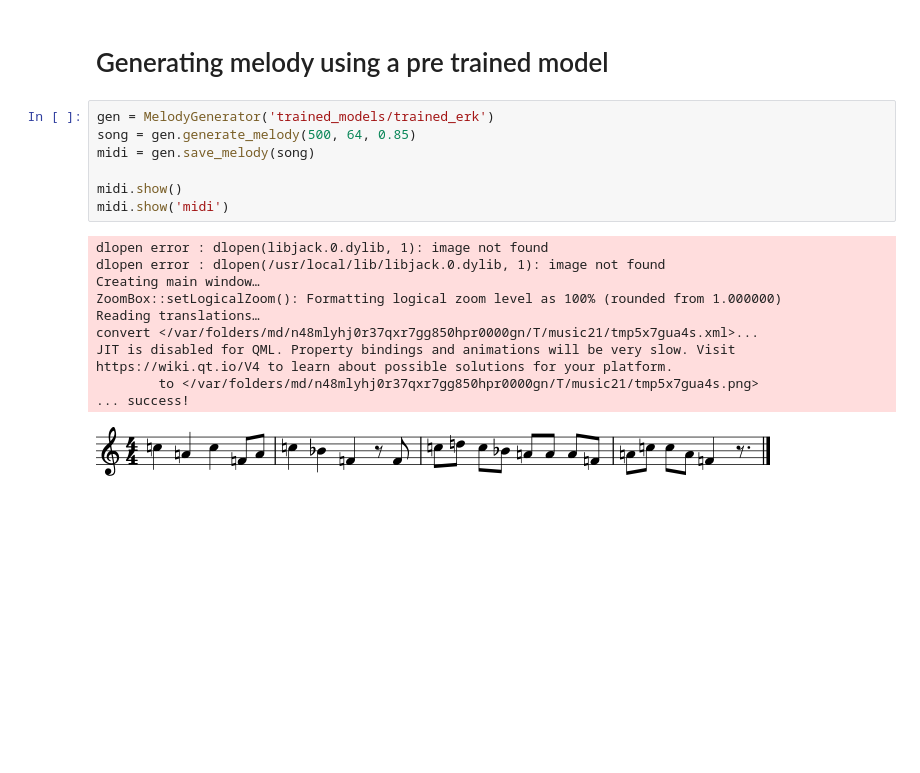
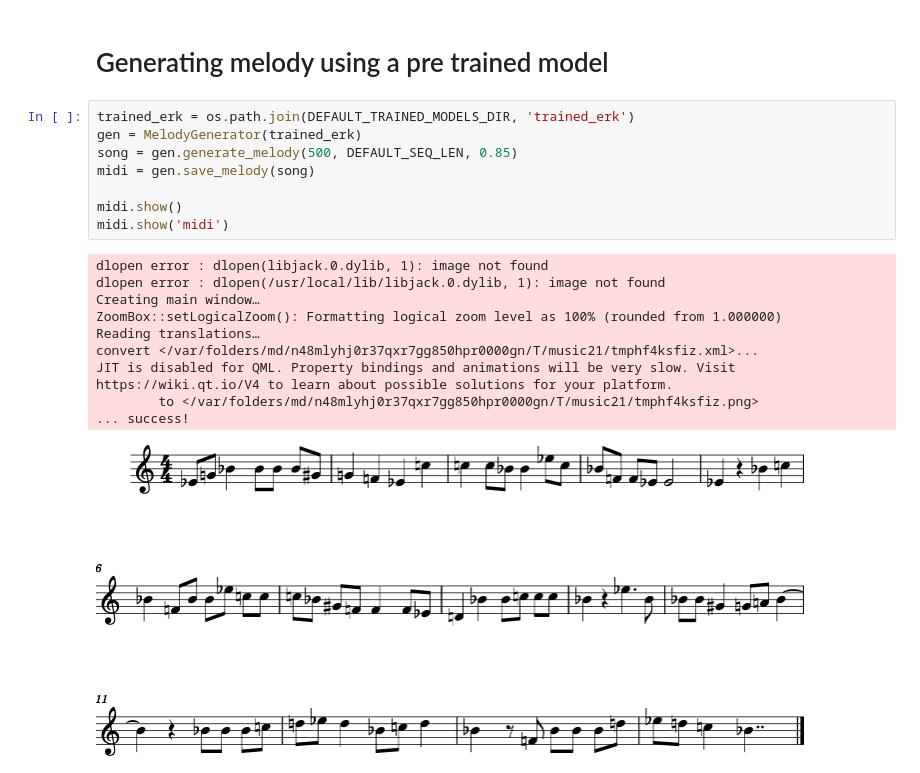
Before and after one commit to LiorSherman/236502, a Jupyter notebook: Demo.ipynb, the cells around one changed output. Drawn from its saved outputs; the diff is of its cells as text; blank space fills up the shorter version.

```diff
--- a/Demo.ipynb
+++ b/Demo.ipynb
@@ -115,21 +129,22 @@ JIT is disabled for QML. Property bindings and animations will be very slow. Vis
 # %% [markdown]
 # Generating melody using a pre trained model
 # %%
-gen = MelodyGenerator('trained_models/trained_erk')
-song = gen.generate_melody(500, 64, 0.85)
+trained_erk = os.path.join(DEFAULT_TRAINED_MODELS_DIR, 'trained_erk')
+gen = MelodyGenerator(trained_erk)
+song = gen.generate_melody(500, DEFAULT_SEQ_LEN, 0.85)
 midi = gen.save_melody(song)
 
 midi.show()
 midi.show('midi')
 # %% [output]
 dlopen error : dlopen(libjack.0.dylib, 1): image not found
 dlopen error : dlopen(/usr/local/lib/libjack.0.dylib, 1): image not found
 Creating main window…
 ZoomBox::setLogicalZoom(): Formatting logical zoom level as 100% (rounded from 1.000000)
 Reading translations…
-convert </var/folders/md/n48mlyhj0r37qxr7gg850hpr0000gn/T/music21/tmp5x7gua4s.xml>...
+convert </var/folders/md/n48mlyhj0r37qxr7gg850hpr0000gn/T/music21/tmphf4ksfiz.xml>...
 JIT is disabled for QML. Property bindings and animations will be very slow. Visit https://wiki.qt.io/V4 to learn about possible solutions for your platform.
-        to </var/folders/md/n48mlyhj0r37qxr7gg850hpr0000gn/T/music21/tmp5x7gua4s.png>
+        to </var/folders/md/n48mlyhj0r37qxr7gg850hpr0000gn/T/music21/tmphf4ksfiz.png>
 ... success!
-[figure, old version]
+[figure, new version]
 [interactive output not drawn]
```
Also changed, not shown: parts of 10 cells of this notebook, 7 other files.
